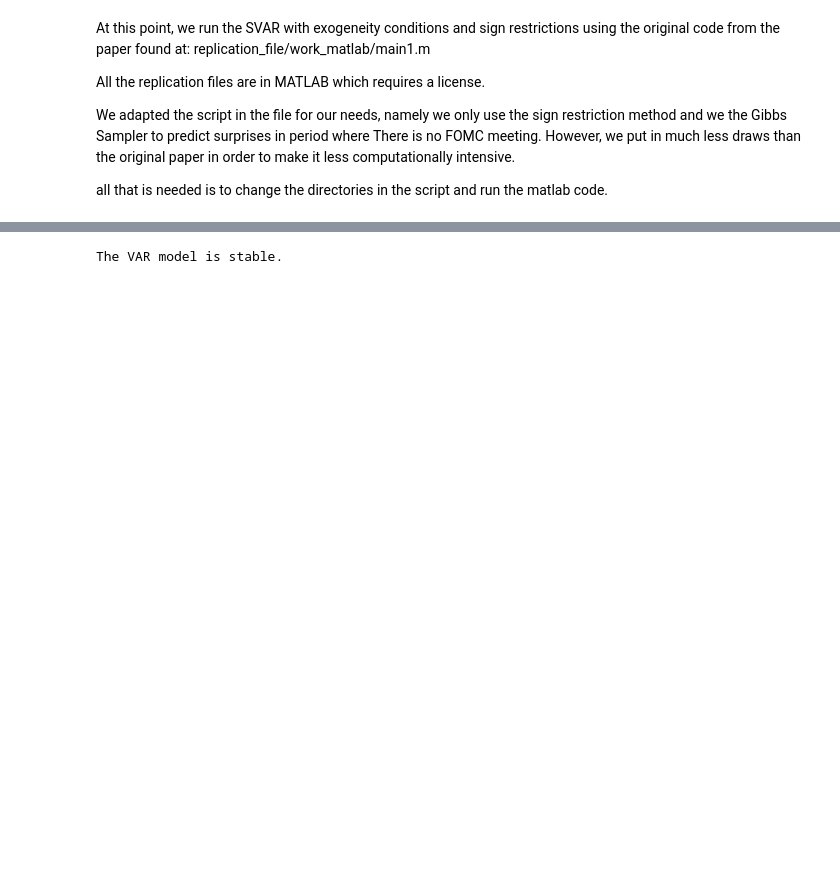
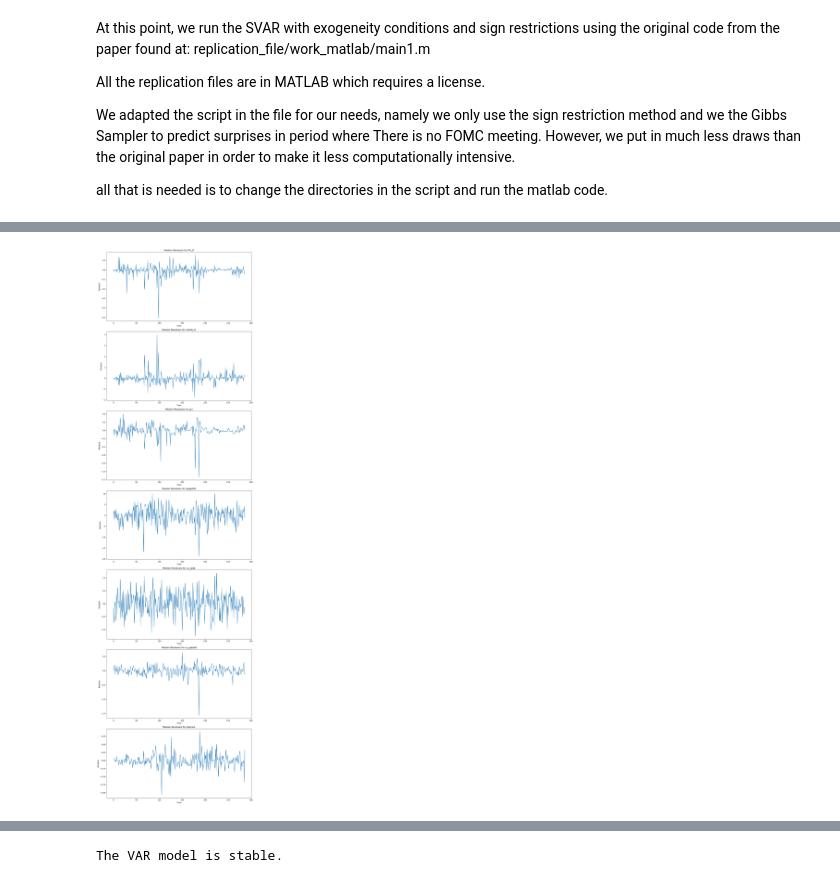
Before and after one commit to GianiRanzetti/BayesianVAR-Monetary-Policy-Effect-On-Asset-Prices, a Jupyter notebook: svar_irfs.ipynb, the cells around one changed output, grey strips where cells are left out. Saved outputs shown, nothing was run; the diff lists cells and outputs as text; code cells hidden in the pictures; blank space fills up the shorter version.

```diff
--- a/svar_irfs.ipynb
+++ b/svar_irfs.ipynb
@@ -353,3 +353,8 @@ All the replication files are in MATLAB which requires a license.
 We adapted the script in the file for our needs, namely we only use the sign restriction method and we the Gibbs Sampler to predict surprises in period where There is no FOMC meeting. However, we put in much less draws than the original paper in order to make it less computationally intensive.
 
 all that is needed is to change the directories in the script and run the matlab code.
+# %%
+#open data/residuals.csv
+residuals = pd.read_csv('data/median_resid.csv')
+residuals.columns = ['ff4_hf', 'sp500_hf', 'gs1', 'logsp500', 'us_rgdp', 'us_gdpdef', 'ebpnew']
+residuals
@@ -355,0 +375,10 @@ all that is needed is to change the directories in the script and run the matlab
+# %%
+fig, axes = plt.subplots(nrows=len(residuals.columns), figsize=(12, 6*len(residuals.columns)))
+for i, col in enumerate(residuals.columns):
+    axes[i].plot(residuals[col])
+    axes[i].set_title(f'Median Residuals for {col}')
+    axes[i].set_xlabel('Time')
+    axes[i].set_ylabel('Residual')
+plt.tight_layout()
+# %% [output]
+[figure, added]
```
Also changed, not shown: parts of 14 cells of this notebook, 36 other files.
